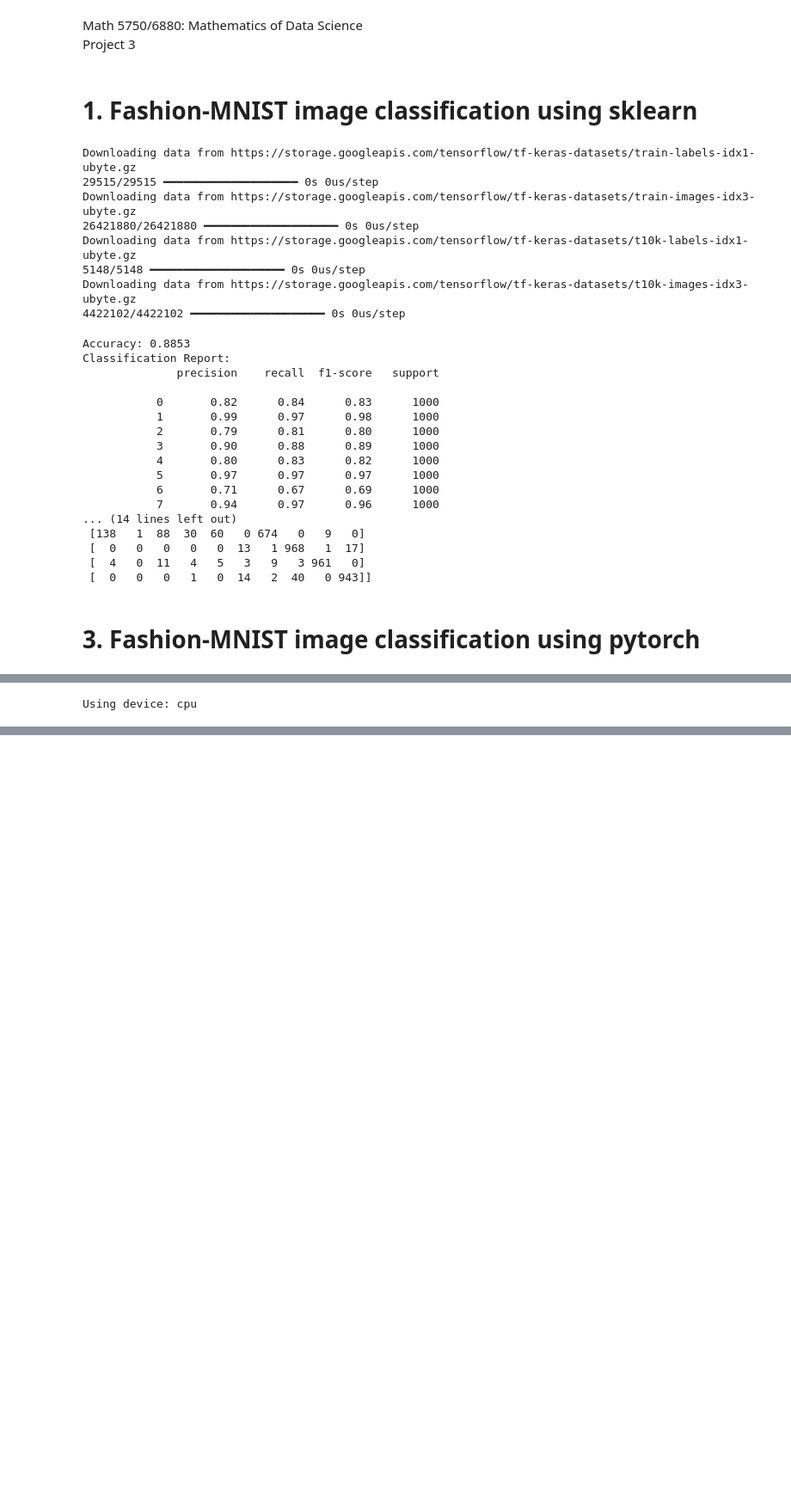
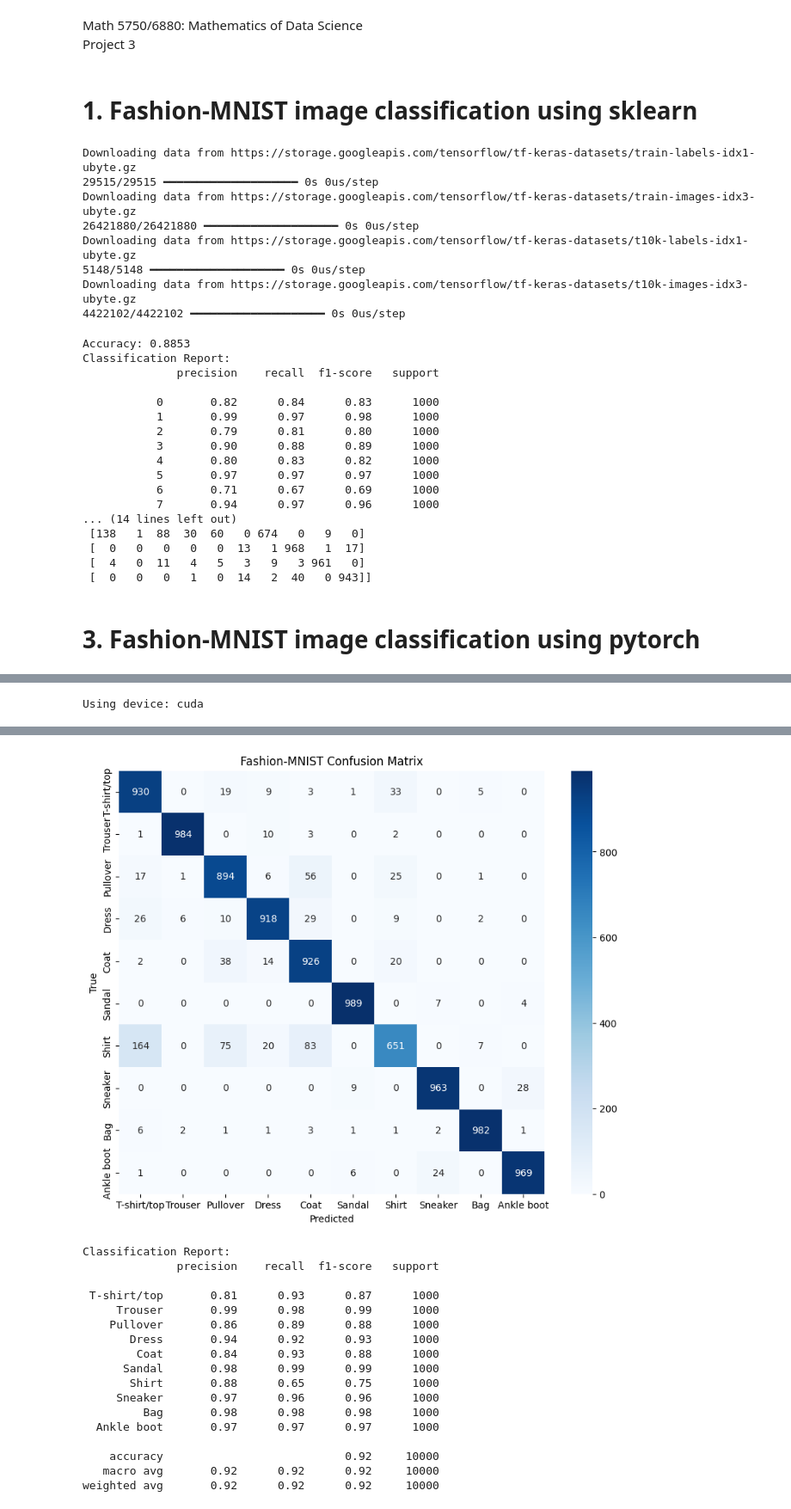
Before and after one commit to Shinyhunter95/math-data-science-course-Project3, a Jupyter notebook: project3.ipynb, the cells around one changed output, grey strips where cells are left out. Shown: that part at 86% size. Drawn from its saved outputs; the diff is of its cells as text; code cells hidden in the pictures; blank space fills up the shorter version.

```diff
--- a/project3.ipynb
+++ b/project3.ipynb
@@ -110,8 +119,6 @@ from tqdm import tqdm  # for progress bars
 # In colab, you should ``change runtime type'' to GPU.
 device = torch.device("cuda" if torch.cuda.is_available() else "cpu")
 print("Using device:", device)
-
-# your code here
 
 class FashionCNN(nn.Module):
     def __init__(self):
@@ -179,5 +186,56 @@ def train_model(model, train_loader, val_loader, epochs=10):
 
 # --- Run training ---
 train_model(model, train_loader, val_loader, epochs=10)
+
+from sklearn.metrics import confusion_matrix, classification_report
+import matplotlib.pyplot as plt
+import seaborn as sns
+import numpy as np
+
+# --- Evaluate on test set ---
+def evaluate_model(model, test_loader):
+    model.eval()
+    test_loss, correct, total = 0, 0, 0
+    all_preds, all_labels = [], []
+
+    with torch.no_grad():
+        for X, y in test_loader:
+            X, y = X.to(device), y.to(device)
+            outputs = model(X)
+            loss = criterion(outputs, y)
+            test_loss += loss.item() * X.size(0)
+            preds = outputs.argmax(1)
+            correct += (preds == y).sum().item()
+            total += y.size(0)
+
+            all_preds.extend(preds.cpu().numpy())
+            all_labels.extend(y.cpu().numpy())
+
+    test_loss /= total
+    test_acc = correct / total
+    print(f"\nTest loss: {test_loss:.4f}, accuracy: {test_acc:.4f}")
+    return np.array(all_labels), np.array(all_preds)
+
+# --- Run test evaluation ---
+labels, preds = evaluate_model(model, test_loader)
+
+# --- Confusion matrix ---
+cm = confusion_matrix(labels, preds)
+class_names = [
+    "T-shirt/top", "Trouser", "Pullover", "Dress", "Coat",
+    "Sandal", "Shirt", "Sneaker", "Bag", "Ankle boot"
+]
+
+plt.figure(figsize=(10,8))
+sns.heatmap(cm, annot=True, fmt="d", cmap="Blues",
+            xticklabels=class_names, yticklabels=class_names)
+plt.xlabel("Predicted")
+plt.ylabel("True")
+plt.title("Fashion-MNIST Confusion Matrix")
+plt.show()
+
+# --- Classification report ---
+print("\nClassification Report:")
+print(classification_report(labels, preds, target_names=class_names))
 # %% [output]
-Using device: cpu
+Using device: cuda
@@ -184,0 +254,18 @@ KeyboardInterrupt:
+[figure, added]
+Classification Report:
+              precision    recall  f1-score   support
+
+ T-shirt/top       0.81      0.93      0.87      1000
+     Trouser       0.99      0.98      0.99      1000
+    Pullover       0.86      0.89      0.88      1000
+       Dress       0.94      0.92      0.93      1000
+        Coat       0.84      0.93      0.88      1000
+      Sandal       0.98      0.99      0.99      1000
+       Shirt       0.88      0.65      0.75      1000
+     Sneaker       0.97      0.96      0.96      1000
+         Bag       0.98      0.98      0.98      1000
+  Ankle boot       0.97      0.97      0.97      1000
+
+    accuracy                           0.92     10000
+   macro avg       0.92      0.92      0.92     10000
+weighted avg       0.92      0.92      0.92     10000
```
Also changed, not shown: parts of 2 cells of this notebook.
